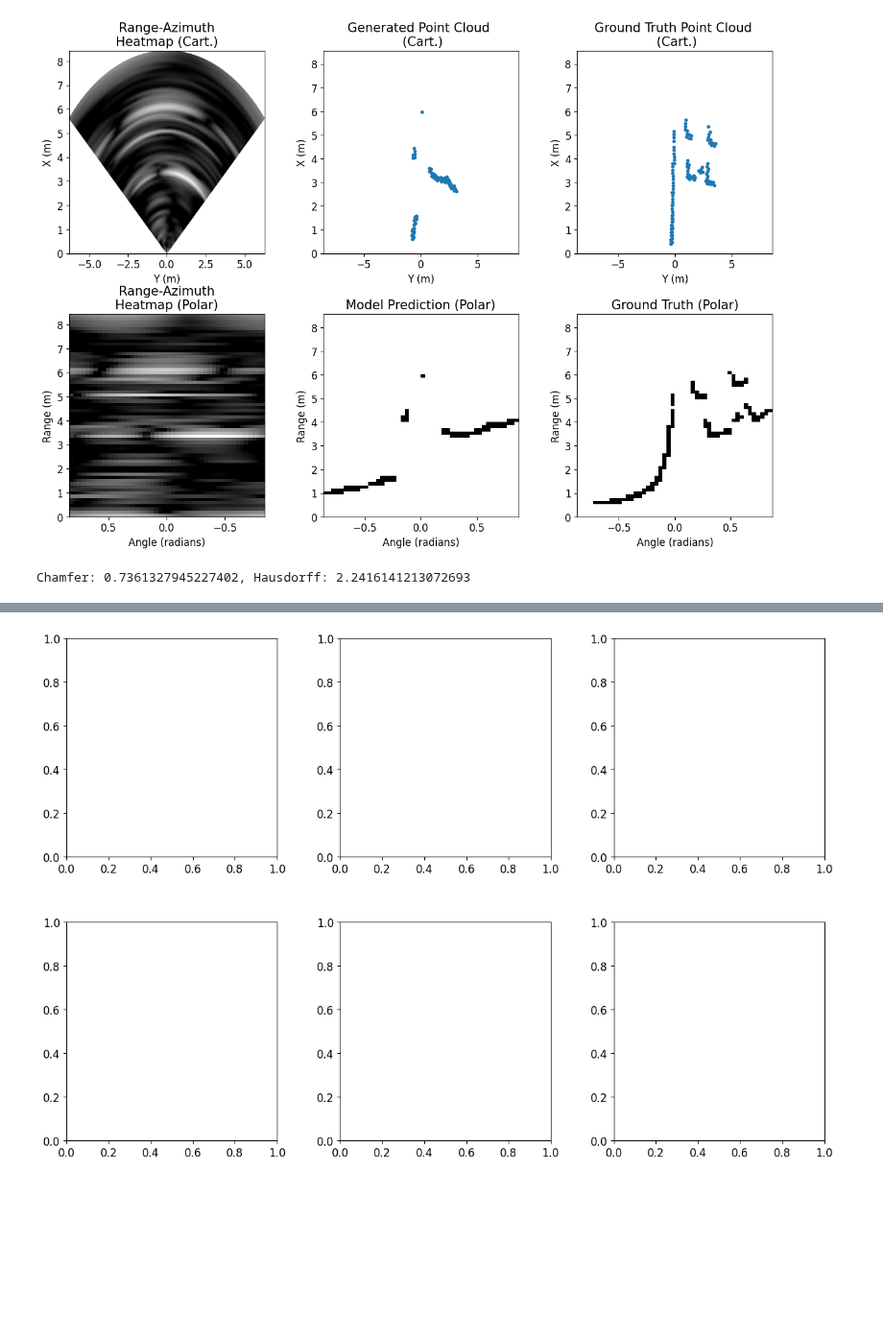
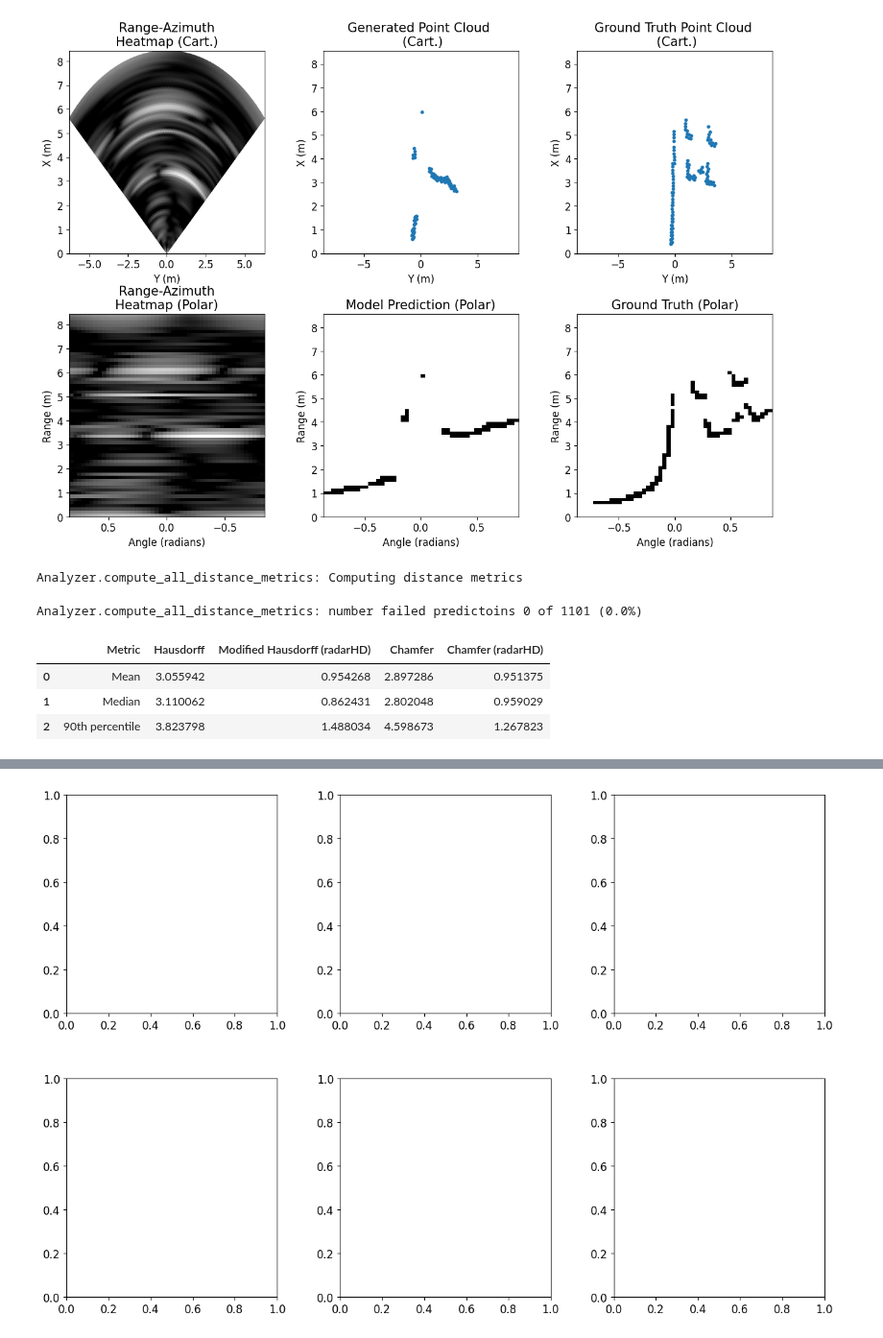
Before and after one commit to davidmhunt/mmwave_model_integrator, a Jupyter notebook: notebooks/testing_radcloud.ipynb, the cells around one changed output, grey strips where cells are left out. Shown at 96% size. Cells and saved outputs as stored; diff of their text form; code cells hidden in the pictures; blank space fills up the shorter version.

```diff
--- a/notebooks/testing_radcloud.ipynb
+++ b/notebooks/testing_radcloud.ipynb
@@ -130,8 +130,22 @@ plotter.plot_compilation(
 )
 # %% [output]
 [figure]
-# %%
-chamfer_alt,hausdorff_alt, chamfer_radCloud, modified_hausdorff_radCloud = \
-    analyzer._compute_distance_metrics(sample_idx=0,print_result=True)
-# %% [output]
-Chamfer: 0.7361327945227402, Hausdorff: 2.2416141213072693
+# %%
+chamfer,hausdorff, chamfer_radarHD, modified_hausdorff_radarHD = \
+    analyzer.compute_all_distance_metrics(
+        save_to_file=True,
+        file_name=dataset_name
+    )
+analyzer.show_all_summary_statistics(
+    chamfer_distances=chamfer,
+    hausdorff_distances=hausdorff,
+    chamfer_distances_radarHD=chamfer_radarHD,
+    modified_hausdorff_distances_radarHD=modified_hausdorff_radarHD
+)
+# %% [output]
+Analyzer.compute_all_distance_metrics: Computing distance metrics
+Analyzer.compute_all_distance_metrics: number failed predictoins 0 of 1101 (0.0%)
+|  | Metric | Hausdorff | Modified Hausdorff (radarHD) | Chamfer | Chamfer (radarHD) |
+| 0 | Mean | 3.055942 | 0.954268 | 2.897286 | 0.951375 |
+| 1 | Median | 3.110062 | 0.862431 | 2.802048 | 0.959029 |
+| 2 | 90th percentile | 3.823798 | 1.488034 | 4.598673 | 1.267823 |
```
Also changed, not shown: parts of 1 cell of this notebook, 10 other files.
